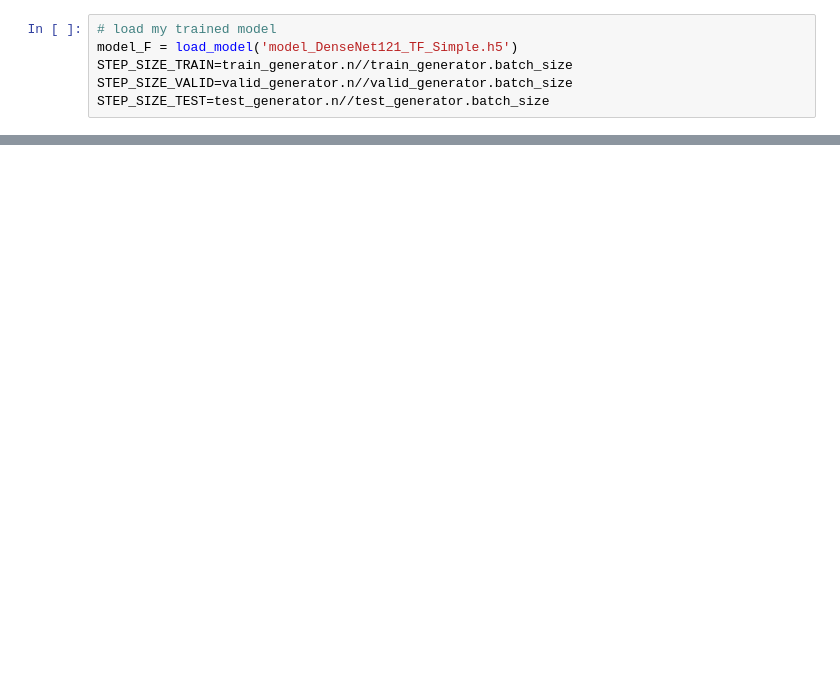
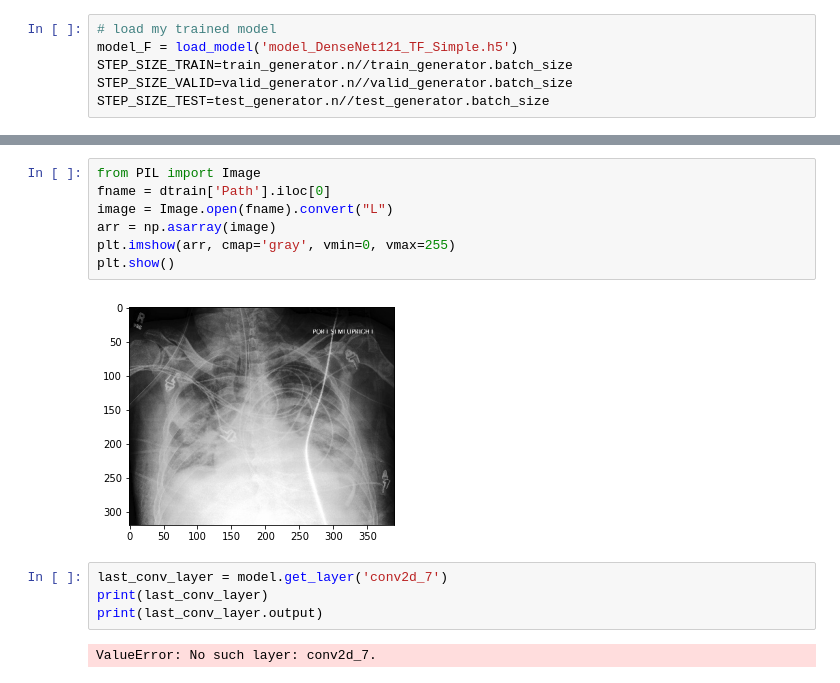
Before and after one commit to vassilispapadop/chexpert, a Jupyter notebook: Simple_base_model.ipynb, the cells around one changed output, grey strips where cells are left out. Cells and saved outputs as stored; diff of their text form; blank space fills up the shorter version.

```diff
--- a/Simple_base_model.ipynb
+++ b/Simple_base_model.ipynb
@@ -280,0 +354,15 @@ KeyboardInterrupt:
+# %%
+from PIL import Image
+fname = dtrain['Path'].iloc[0]
+image = Image.open(fname).convert("L")
+arr = np.asarray(image)
+plt.imshow(arr, cmap='gray', vmin=0, vmax=255)
+plt.show()
+# %% [output]
+[figure, added]
+# %%
+last_conv_layer = model.get_layer('conv2d_7')
+print(last_conv_layer)
+print(last_conv_layer.output)
+# %% [output]
+ValueError: No such layer: conv2d_7.
```
Also changed, not shown: parts of 13 cells of this notebook, 14 other files.
